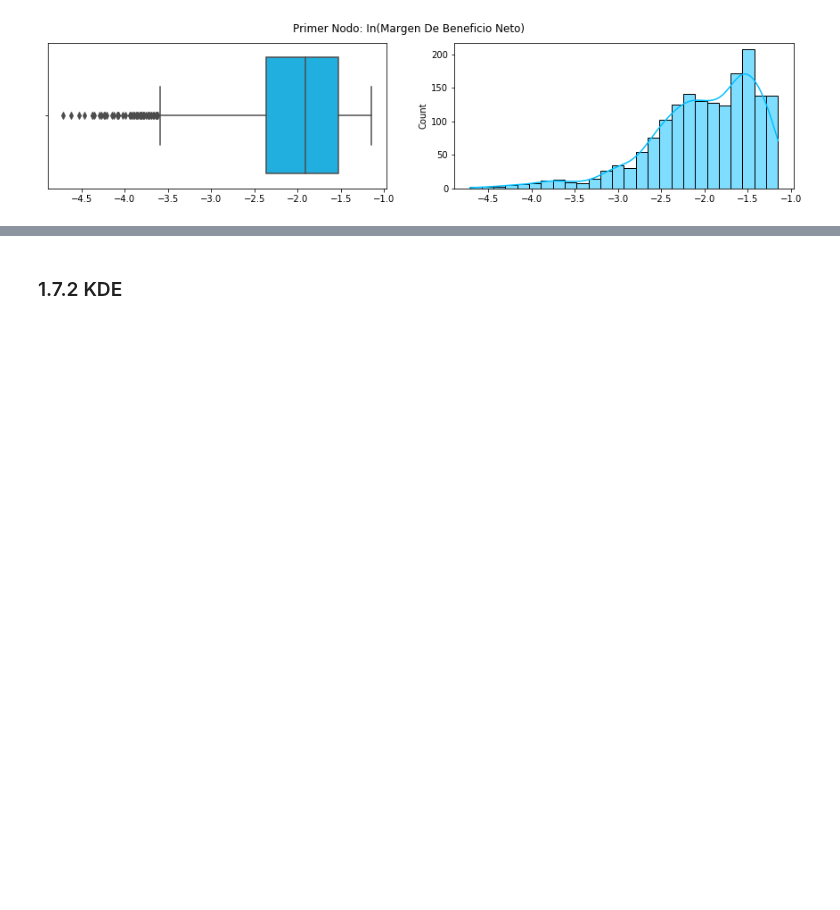
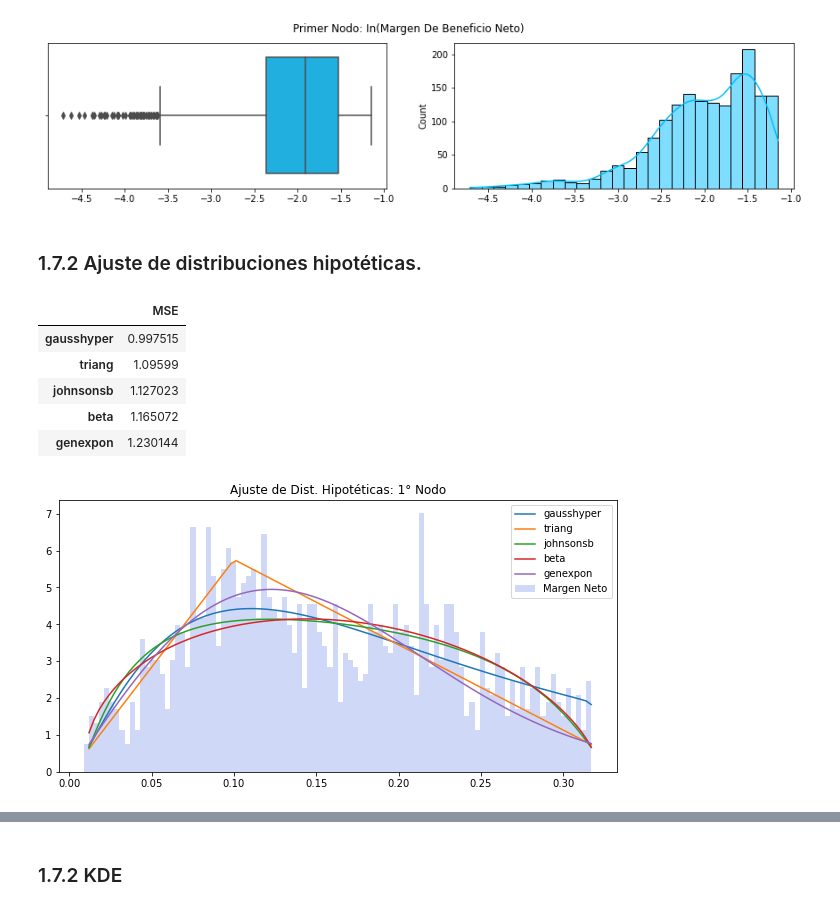
Before and after one commit to EMarquez7/Proyecto_DALopez_EMarquez, a Jupyter notebook: ProyectoModulo1_LazarenoD_DelgadoE-Copy1.ipynb, the cells around one changed output, grey strips where cells are left out. Cells and saved outputs as stored; diff of their text form; code cells hidden in the pictures; blank space fills up the shorter version.

Commit message:
Nodo 1

```diff
--- a/ProyectoModulo1_LazarenoD_DelgadoE-Copy1.ipynb
+++ b/ProyectoModulo1_LazarenoD_DelgadoE-Copy1.ipynb
@@ -289,3 +411,16 @@ boxAndHistPlot(data1, (15, 3), "dodgerblue", "Primer Nodo: Margen De Beneficio N
 boxAndHistPlot(logTransformation(data1), (15, 3), "deepskyblue", "Primer Nodo: In(Margen De Beneficio Neto)")
 # %% [output]
 [figure]
+# %% [markdown]
+### 1.7.2 Ajuste de distribuciones hipotéticas.
+# %%
+result1=fittingHypotheticalDistributions(data1,'MSE','Margen Neto', 'royalblue','Ajuste de Dist. Hipotéticas: 1° Nodo', (10,5))
+result1
+# %% [output]
+|  | MSE |
+| gausshyper | 0.997515 |
+| triang | 1.09599 |
+| johnsonsb | 1.127023 |
+| beta | 1.165072 |
+| genexpon | 1.230144 |
+[figure, added]
```
Also changed, not shown: parts of 6 cells of this notebook.
